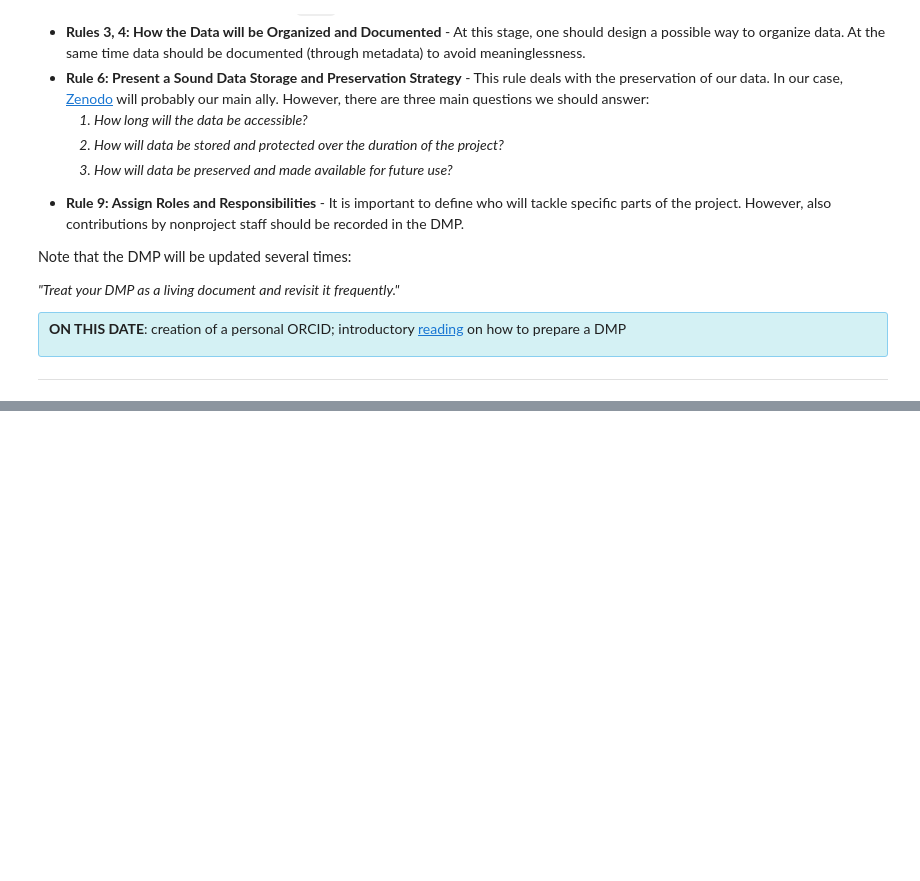
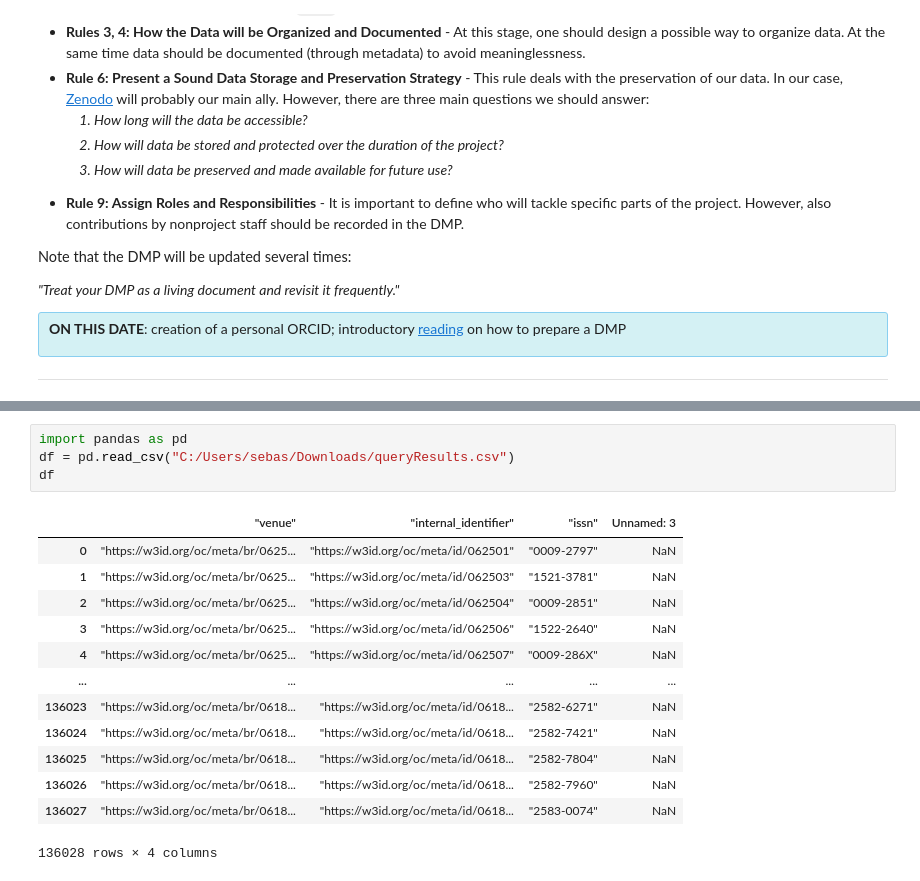
Before and after one commit to open-sci/2022-2023, a Jupyter notebook: docs/Playarists/Sebastiano's Notebook.ipynb, the cells around one changed output, grey strips where cells are left out. Cells and saved outputs as stored; diff of their text form; blank space fills up the shorter version.

```diff
--- a/docs/Playarists/Sebastiano's Notebook.ipynb
+++ b/docs/Playarists/Sebastiano's Notebook.ipynb
@@ -169,0 +195,18 @@ erih_plus_500_publications.at[0, "Fields of Research (ANZSRC 2020)"]
+# %%
+import pandas as pd
+df = pd.read_csv("C:/Users/sebas/Downloads/queryResults.csv")
+df
+# %% [output]
+|  | "venue" | "internal_identifier" | "issn" | Unnamed: 3 |
+| 0 | "https://w3id.org/oc/meta/br/0625... | "https://w3id.org/oc/meta/id/062501" | "0009-2797" | NaN |
+| 1 | "https://w3id.org/oc/meta/br/0625... | "https://w3id.org/oc/meta/id/062503" | "1521-3781" | NaN |
+| 2 | "https://w3id.org/oc/meta/br/0625... | "https://w3id.org/oc/meta/id/062504" | "0009-2851" | NaN |
+| 3 | "https://w3id.org/oc/meta/br/0625... | "https://w3id.org/oc/meta/id/062506" | "1522-2640" | NaN |
+| 4 | "https://w3id.org/oc/meta/br/0625... | "https://w3id.org/oc/meta/id/062507" | "0009-286X" | NaN |
+| ... | ... | ... | ... | ... |
+| 136023 | "https://w3id.org/oc/meta/br/0618... | "https://w3id.org/oc/meta/id/0618... | "2582-6271" | NaN |
+| 136024 | "https://w3id.org/oc/meta/br/0618... | "https://w3id.org/oc/meta/id/0618... | "2582-7421" | NaN |
+| 136025 | "https://w3id.org/oc/meta/br/0618... | "https://w3id.org/oc/meta/id/0618... | "2582-7804" | NaN |
+| 136026 | "https://w3id.org/oc/meta/br/0618... | "https://w3id.org/oc/meta/id/0618... | "2582-7960" | NaN |
+| 136027 | "https://w3id.org/oc/meta/br/0618... | "https://w3id.org/oc/meta/id/0618... | "2583-0074" | NaN |
+136028 rows × 4 columns
```
Also changed, not shown: parts of 5 cells of this notebook.
